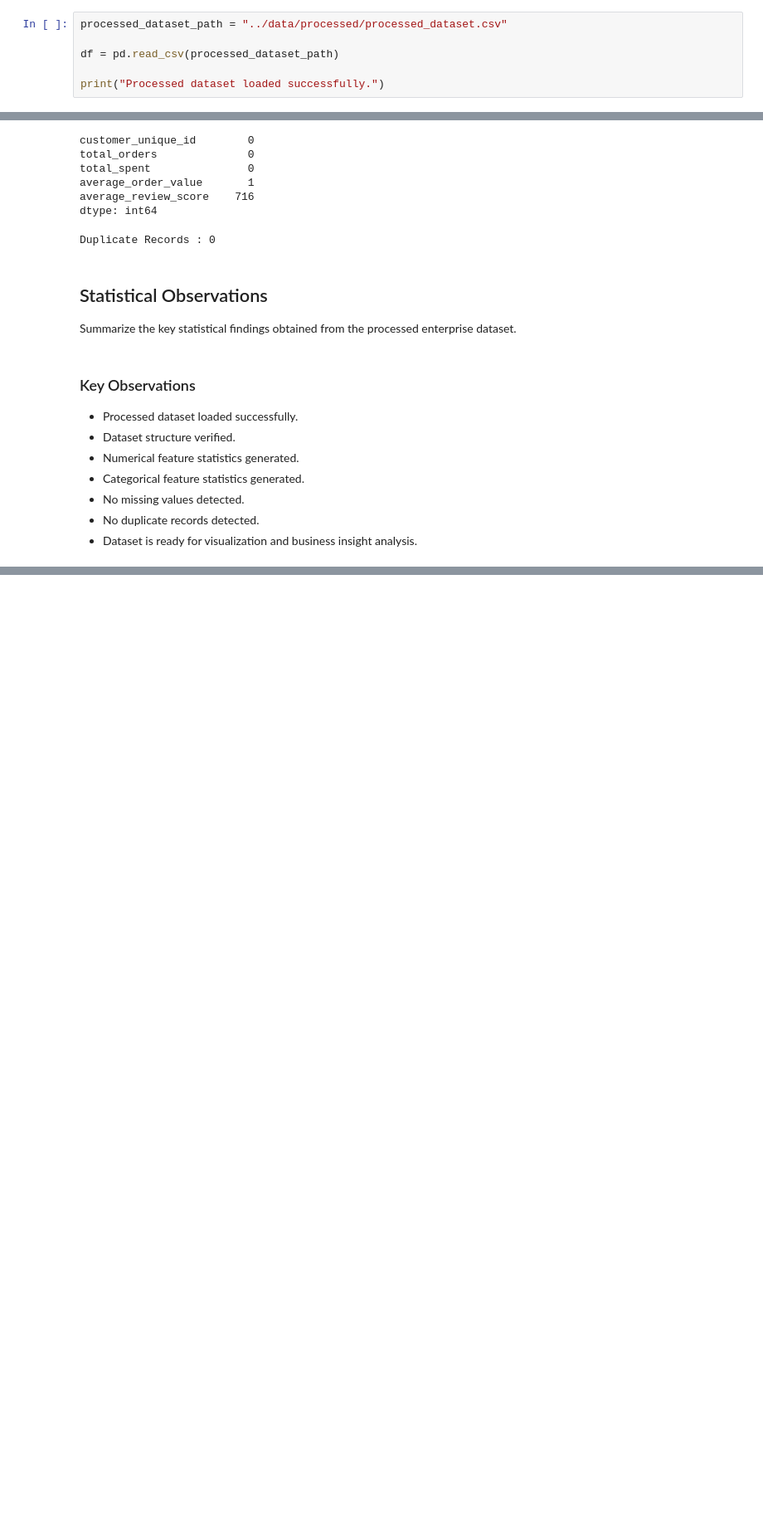
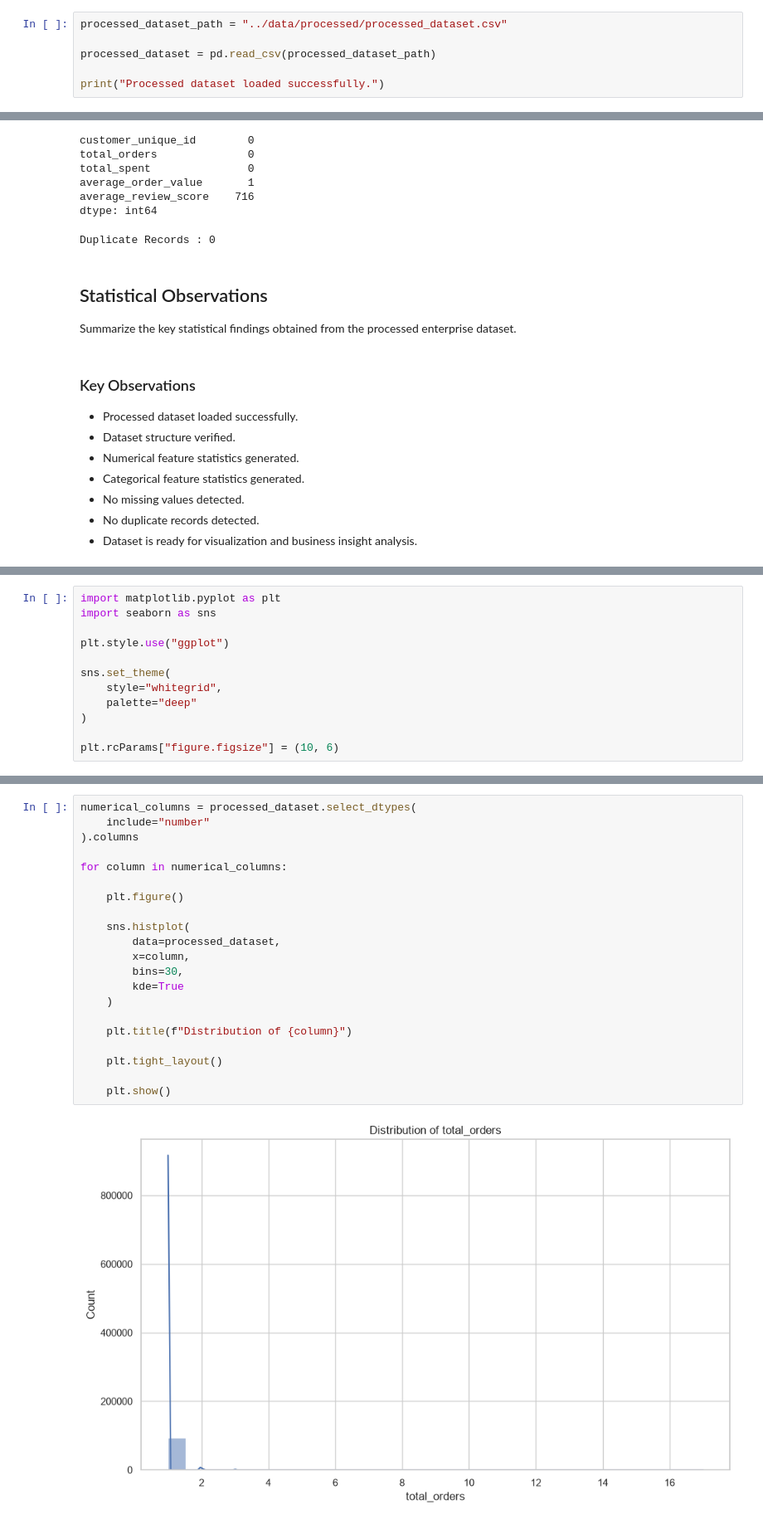
Before and after one commit to annnuspeaks/the-enterprise-ai-decision-intelligence-platform, a Jupyter notebook: backend/notebooks/09_exploratory_data_analysis.ipynb, the cells around one changed output, grey strips where cells are left out. Shown at 83% size. Drawn from its saved outputs; the diff is of its cells as text; blank space fills up the shorter version.

Commit message:
feat(eda): complete Phase 2.1.5.2 Visualizations.

```diff
--- a/backend/notebooks/09_exploratory_data_analysis.ipynb
+++ b/backend/notebooks/09_exploratory_data_analysis.ipynb
@@ -17,7 +17,7 @@ Load the processed enterprise dataset generated after completing preprocessing a
 # %%
 processed_dataset_path = "../data/processed/processed_dataset.csv"
 
-df = pd.read_csv(processed_dataset_path)
+processed_dataset = pd.read_csv(processed_dataset_path)
 
 print("Processed dataset loaded successfully.")
 # %% [output]
@@ -109,0 +114,12 @@ Summarize the key statistical findings obtained from the processed enterprise da
+# %%
+import matplotlib.pyplot as plt
+import seaborn as sns
+
+plt.style.use("ggplot")
+
+sns.set_theme(
+    style="whitegrid",
+    palette="deep"
+)
+
+plt.rcParams["figure.figsize"] = (10, 6)
@@ -109,0 +130,23 @@ Summarize the key statistical findings obtained from the processed enterprise da
+# %%
+numerical_columns = processed_dataset.select_dtypes(
+    include="number"
+).columns
+
+for column in numerical_columns:
+
+    plt.figure()
+
+    sns.histplot(
+        data=processed_dataset,
+        x=column,
+        bins=30,
+        kde=True
+    )
+
+    plt.title(f"Distribution of {column}")
+
+    plt.tight_layout()
+
+    plt.show()
+# %% [output]
+[figure, added]
```
Also changed, not shown: parts of 21 cells of this notebook.
